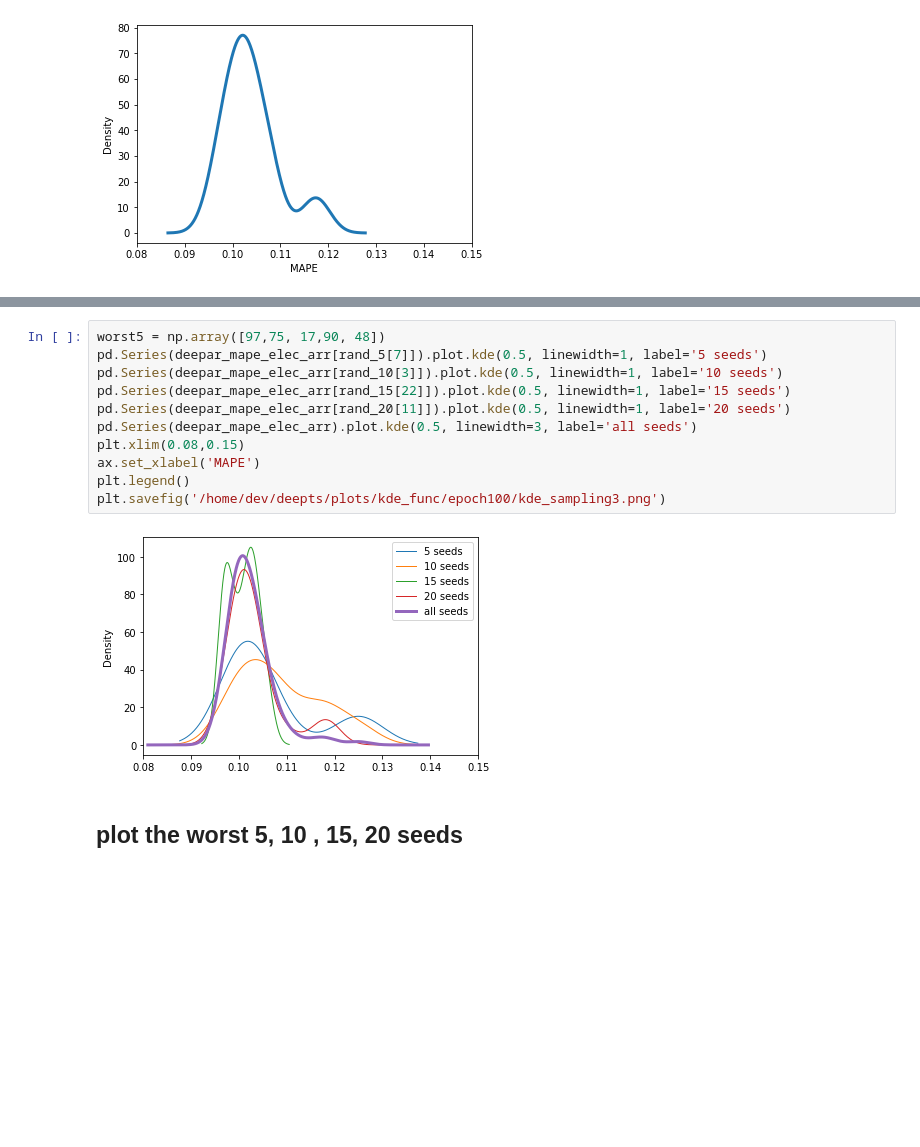
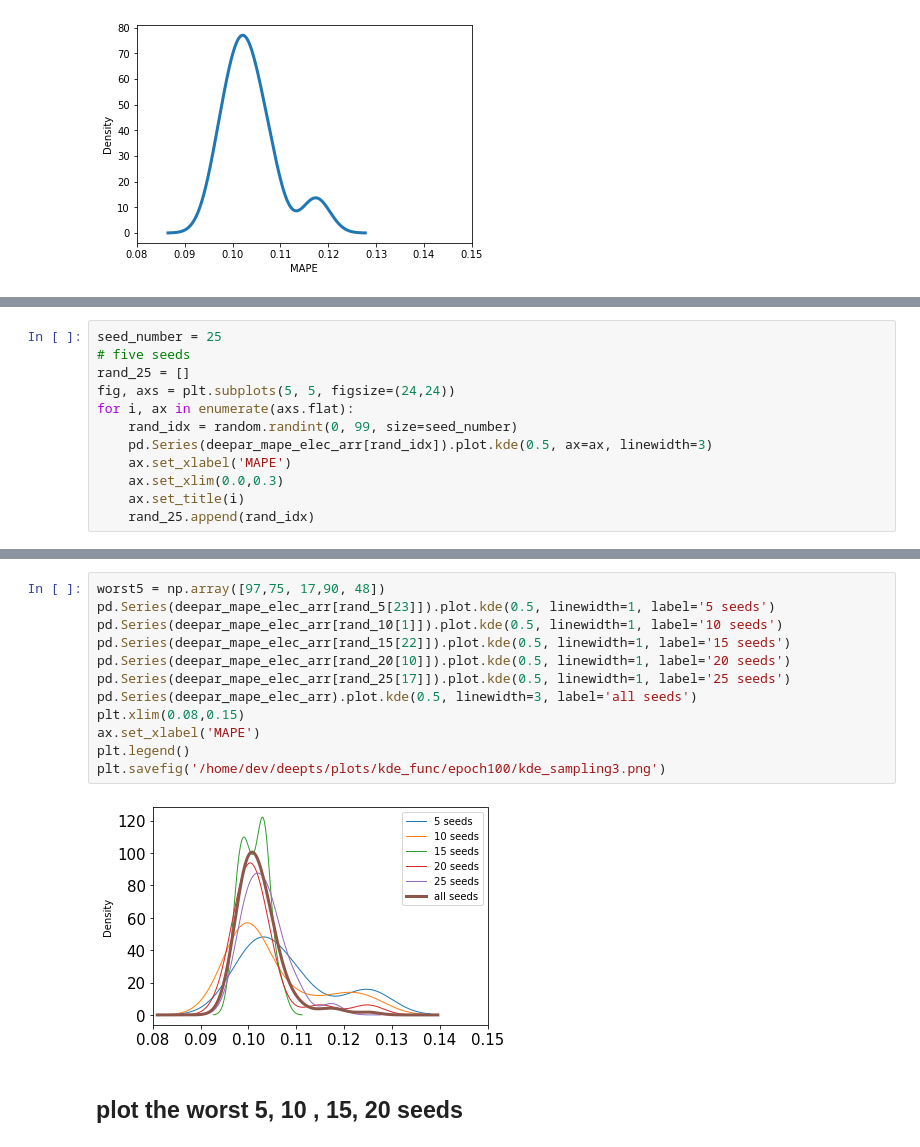
Before and after one commit to AneoGroup/deepts, a Jupyter notebook: notebooks/KDE_sampling_ep100.ipynb, the cells around one changed output, grey strips where cells are left out. Drawn from its saved outputs; the diff is of its cells as text; blank space fills up the shorter version.

```diff
--- a/notebooks/KDE_sampling_ep100.ipynb
+++ b/notebooks/KDE_sampling_ep100.ipynb
@@ -237,0 +238,12 @@ for i, ax in enumerate(axs.flat):
+# %%
+seed_number = 25
+# five seeds
+rand_25 = []
+fig, axs = plt.subplots(5, 5, figsize=(24,24))
+for i, ax in enumerate(axs.flat):
+    rand_idx = random.randint(0, 99, size=seed_number)
+    pd.Series(deepar_mape_elec_arr[rand_idx]).plot.kde(0.5, ax=ax, linewidth=3)
+    ax.set_xlabel('MAPE')
+    ax.set_xlim(0.0,0.3)
+    ax.set_title(i)
+    rand_25.append(rand_idx)
@@ -238,16 +252,17 @@ for i, ax in enumerate(axs.flat):
 # %%
 worst5 = np.array([97,75, 17,90, 48])
-pd.Series(deepar_mape_elec_arr[rand_5[7]]).plot.kde(0.5, linewidth=1, label='5 seeds')
-pd.Series(deepar_mape_elec_arr[rand_10[3]]).plot.kde(0.5, linewidth=1, label='10 seeds')
+pd.Series(deepar_mape_elec_arr[rand_5[23]]).plot.kde(0.5, linewidth=1, label='5 seeds')
+pd.Series(deepar_mape_elec_arr[rand_10[1]]).plot.kde(0.5, linewidth=1, label='10 seeds')
 pd.Series(deepar_mape_elec_arr[rand_15[22]]).plot.kde(0.5, linewidth=1, label='15 seeds')
-pd.Series(deepar_mape_elec_arr[rand_20[11]]).plot.kde(0.5, linewidth=1, label='20 seeds')
+pd.Series(deepar_mape_elec_arr[rand_20[10]]).plot.kde(0.5, linewidth=1, label='20 seeds')
+pd.Series(deepar_mape_elec_arr[rand_25[17]]).plot.kde(0.5, linewidth=1, label='25 seeds')
 pd.Series(deepar_mape_elec_arr).plot.kde(0.5, linewidth=3, label='all seeds')
 plt.xlim(0.08,0.15)
 ax.set_xlabel('MAPE')
 plt.legend()
 plt.savefig('/home/dev/deepts/plots/kde_func/epoch100/kde_sampling3.png')
 # %% [output]
-[figure, old version]
+[figure, new version]
 # %% [markdown]
 ## plot the worst 5, 10 , 15, 20 seeds
 # %%
```
Also changed, not shown: parts of 11 cells of this notebook, 6 other files.
